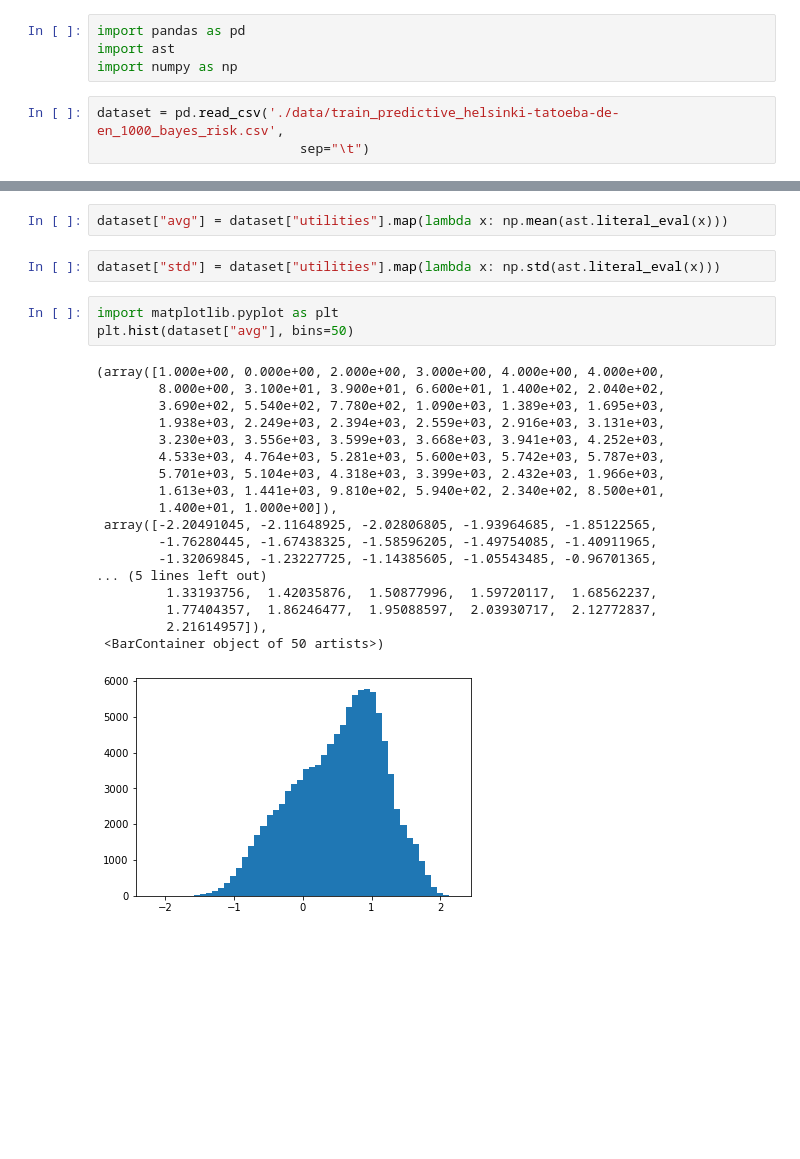
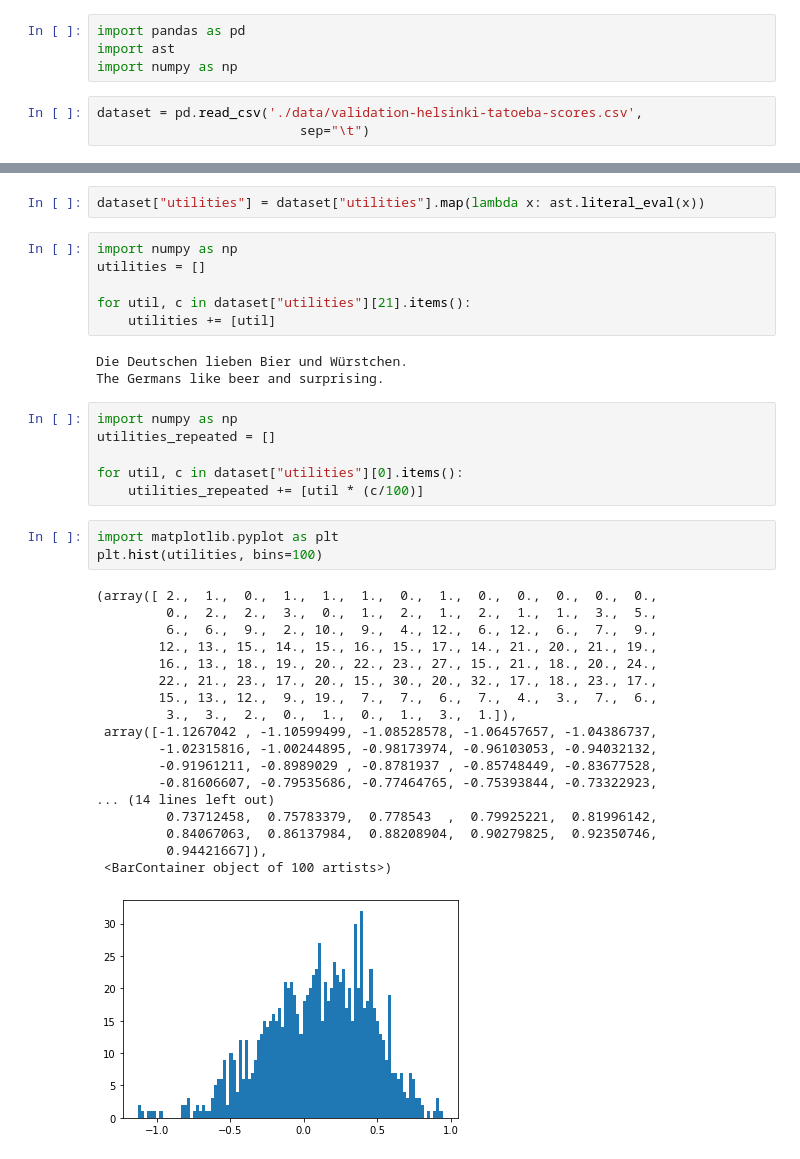
Before and after one commit to gersonfoks/master-thesis, a Jupyter notebook: exploring the dataset.ipynb, the cells around one changed output, grey strips where cells are left out. Saved outputs shown, nothing was run; the diff lists cells and outputs as text; blank space fills up the shorter version.

Commit message:
changed get utilities function

```diff
--- a/exploring the dataset.ipynb
+++ b/exploring the dataset.ipynb
@@ -3,7 +3,7 @@ import pandas as pd
 import ast
 import numpy as np
 # %%
-dataset = pd.read_csv('./data/train_predictive_helsinki-tatoeba-de-en_1000_bayes_risk.csv',
+dataset = pd.read_csv('./data/validation-helsinki-tatoeba-scores.csv',
                           sep="\t")
 # %%
 dataset.head()
@@ -17,26 +17,39 @@ dataset.head()
 # %%
-dataset["avg"] = dataset["utilities"].map(lambda x: np.mean(ast.literal_eval(x)))
+dataset["utilities"] = dataset["utilities"].map(lambda x: ast.literal_eval(x))
 # %%
-dataset["std"] = dataset["utilities"].map(lambda x: np.std(ast.literal_eval(x)))
+import numpy as np
+utilities = []
+
+for util, c in dataset["utilities"][21].items():
+    utilities += [util]
+# %% [output]
+Die Deutschen lieben Bier und Würstchen.
+The Germans like beer and surprising.
+# %%
+import numpy as np
+utilities_repeated = []
+
+for util, c in dataset["utilities"][0].items():
+    utilities_repeated += [util * (c/100)]
 # %%
 import matplotlib.pyplot as plt
-plt.hist(dataset["avg"], bins=50)
+plt.hist(utilities, bins=100)
 # %% [output]
-(array([1.000e+00, 0.000e+00, 2.000e+00, 3.000e+00, 4.000e+00, 4.000e+00,
-        8.000e+00, 3.100e+01, 3.900e+01, 6.600e+01, 1.400e+02, 2.040e+02,
-        3.690e+02, 5.540e+02, 7.780e+02, 1.090e+03, 1.389e+03, 1.695e+03,
-        1.938e+03, 2.249e+03, 2.394e+03, 2.559e+03, 2.916e+03, 3.131e+03,
-        3.230e+03, 3.556e+03, 3.599e+03, 3.668e+03, 3.941e+03, 4.252e+03,
-        4.533e+03, 4.764e+03, 5.281e+03, 5.600e+03, 5.742e+03, 5.787e+03,
-        5.701e+03, 5.104e+03, 4.318e+03, 3.399e+03, 2.432e+03, 1.966e+03,
-        1.613e+03, 1.441e+03, 9.810e+02, 5.940e+02, 2.340e+02, 8.500e+01,
-        1.400e+01, 1.000e+00]),
- array([-2.20491045, -2.11648925, -2.02806805, -1.93964685, -1.85122565,
-        -1.76280445, -1.67438325, -1.58596205, -1.49754085, -1.40911965,
-        -1.32069845, -1.23227725, -1.14385605, -1.05543485, -0.96701365,
-... (5 lines left out)
-         1.33193756,  1.42035876,  1.50877996,  1.59720117,  1.68562237,
-         1.77404357,  1.86246477,  1.95088597,  2.03930717,  2.12772837,
-         2.21614957]),
- <BarContainer object of 50 artists>)
+(array([ 2.,  1.,  0.,  1.,  1.,  1.,  0.,  1.,  0.,  0.,  0.,  0.,  0.,
+         0.,  2.,  2.,  3.,  0.,  1.,  2.,  1.,  2.,  1.,  1.,  3.,  5.,
+         6.,  6.,  9.,  2., 10.,  9.,  4., 12.,  6., 12.,  6.,  7.,  9.,
+        12., 13., 15., 14., 15., 16., 15., 17., 14., 21., 20., 21., 19.,
+        16., 13., 18., 19., 20., 22., 23., 27., 15., 21., 18., 20., 24.,
+        22., 21., 23., 17., 20., 15., 30., 20., 32., 17., 18., 23., 17.,
+        15., 13., 12.,  9., 19.,  7.,  7.,  6.,  7.,  4.,  3.,  7.,  6.,
+         3.,  3.,  2.,  0.,  1.,  0.,  1.,  3.,  1.]),
+ array([-1.1267042 , -1.10599499, -1.08528578, -1.06457657, -1.04386737,
+        -1.02315816, -1.00244895, -0.98173974, -0.96103053, -0.94032132,
+        -0.91961211, -0.8989029 , -0.8781937 , -0.85748449, -0.83677528,
+        -0.81606607, -0.79535686, -0.77464765, -0.75393844, -0.73322923,
+... (14 lines left out)
+         0.73712458,  0.75783379,  0.778543  ,  0.79925221,  0.81996142,
+         0.84067063,  0.86137984,  0.88208904,  0.90279825,  0.92350746,
+         0.94421667]),
+ <BarContainer object of 100 artists>)
-[figure, old version]
+[figure, new version]
```
Also changed, not shown: parts of 7 cells of this notebook, 13 other files.
